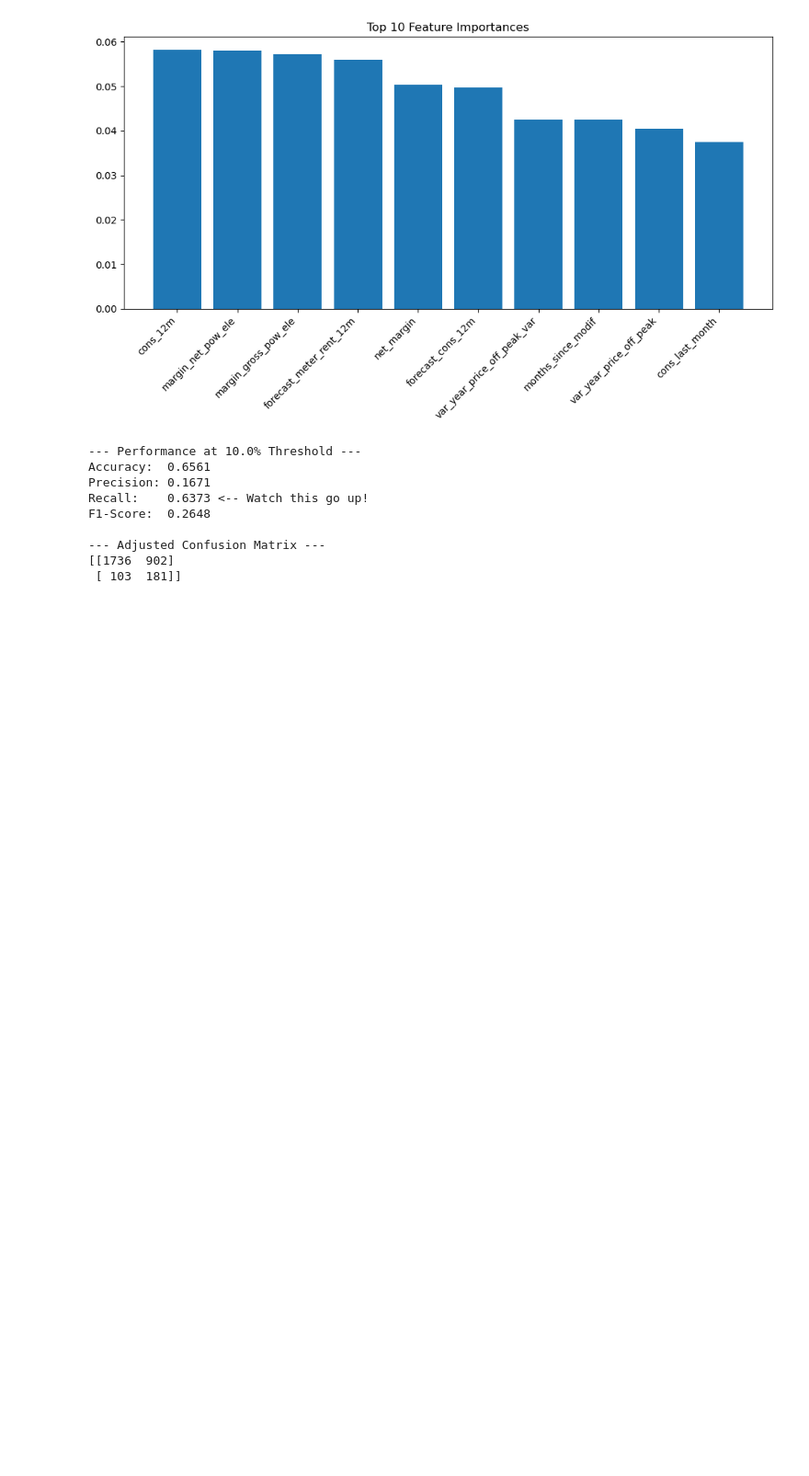
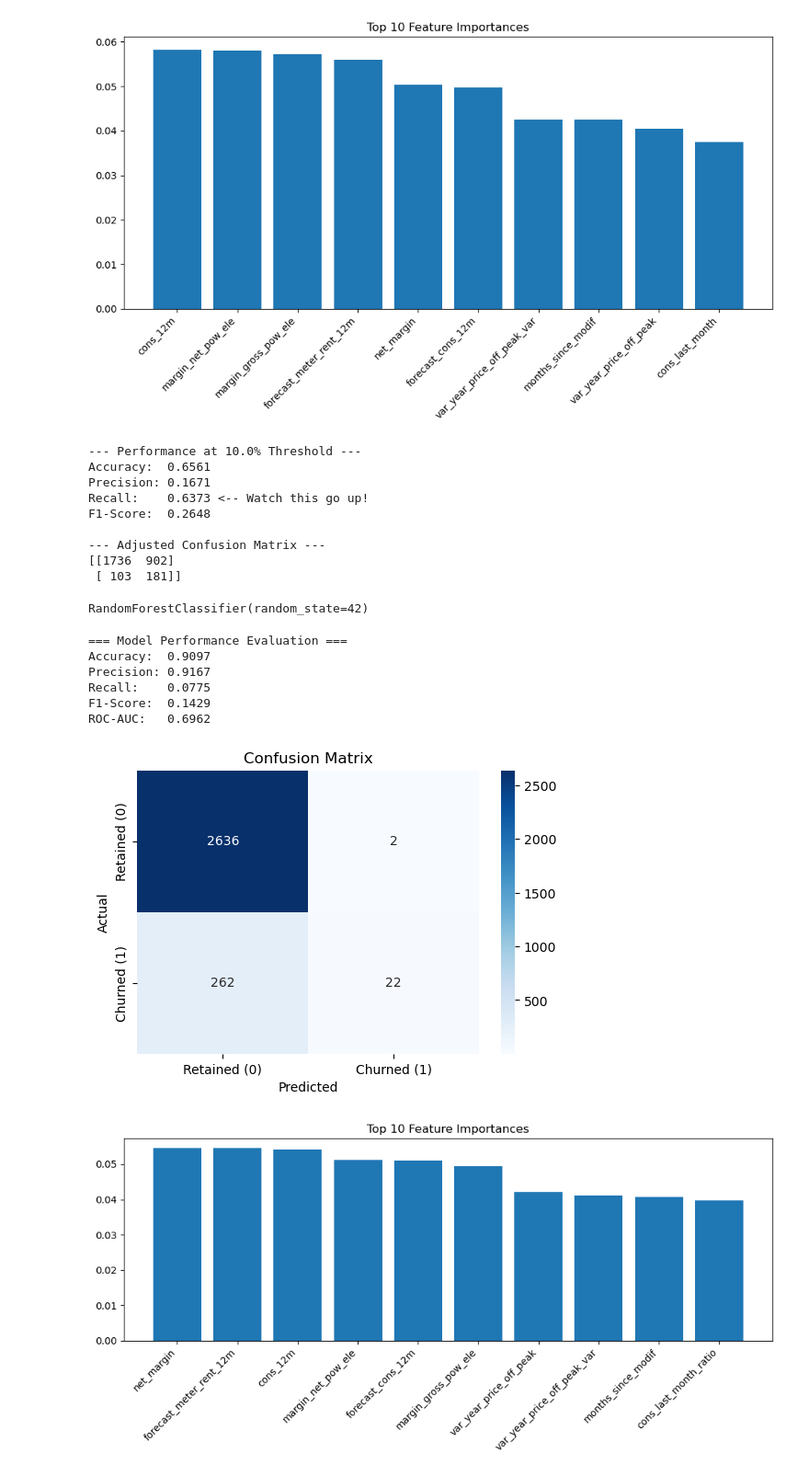
Before and after one commit to Source-Aaryan/powerco-customer-churn-predictive-analysis, a Jupyter notebook: feature_engineering.ipynb, the cells around one changed output. Shown at 92% size. Drawn from its saved outputs; the diff is of its cells as text; code cells hidden in the pictures; blank space fills up the shorter version.

Commit message:
"Complete Task 5: Train and evaluate Random Forest model for churn prediction"

```diff
--- a/feature_engineering.ipynb
+++ b/feature_engineering.ipynb
@@ -150,3 +155,68 @@ F1-Score:  0.2648
 --- Adjusted Confusion Matrix ---
 [[1736  902]
  [ 103  181]]
+# %%
+# Initialize Random Forest Classifier
+# n_estimators=100 is standard; random_state ensures reproducible results
+model = RandomForestClassifier(n_estimators=100, random_state=42)
+
+# Train the model on the training data
+model.fit(X_train, y_train)
+# %% [output]
+RandomForestClassifier(random_state=42)
+# %%
+# Predict class labels for test set
+y_pred = model.predict(X_test)
+
+# Predict churn probabilities for test set
+y_probs = model.predict_proba(X_test)[:, 1]
+# %%
+
+import seaborn as sns
+import matplotlib.pyplot as plt
+
+# Calculate core performance metrics
+accuracy = metrics.accuracy_score(y_test, y_pred)
+precision = metrics.precision_score(y_test, y_pred)
+recall = metrics.recall_score(y_test, y_pred)
+f1 = metrics.f1_score(y_test, y_pred)
+roc_auc = metrics.roc_auc_score(y_test, y_probs)
+
+print("=== Model Performance Evaluation ===")
+print(f"Accuracy:  {accuracy:.4f}")
+print(f"Precision: {precision:.4f}")
+print(f"Recall:    {recall:.4f}")
+print(f"F1-Score:  {f1:.4f}")
+print(f"ROC-AUC:   {roc_auc:.4f}")
+
+# Display Confusion Matrix
+cm = metrics.confusion_matrix(y_test, y_pred)
+plt.figure(figsize=(6, 4))
+sns.heatmap(cm, annot=True, fmt='d', cmap='Blues',
+            xticklabels=['Retained (0)', 'Churned (1)'],
+            yticklabels=['Retained (0)', 'Churned (1)'])
+plt.xlabel('Predicted')
+plt.ylabel('Actual')
+plt.title('Confusion Matrix')
+plt.show()
+
+# Plot Top 10 Feature Importances
+importances = model.feature_importances_
+feature_names = X.columns
+indices = np.argsort(importances)[::-1][:10]
+
+plt.figure(figsize=(10, 5))
+plt.title("Top 10 Feature Importances")
+plt.bar(range(10), importances[indices], align="center")
+plt.xticks(range(10), [feature_names[i] for i in indices], rotation=45, ha='right')
+plt.tight_layout()
+plt.show()
+# %% [output]
+=== Model Performance Evaluation ===
+Accuracy:  0.9097
+Precision: 0.9167
+Recall:    0.0775
+F1-Score:  0.1429
+ROC-AUC:   0.6962
+[figure, added]
+[figure, added]
```
Also changed, not shown: parts of 2 cells of this notebook, 1 other file.
